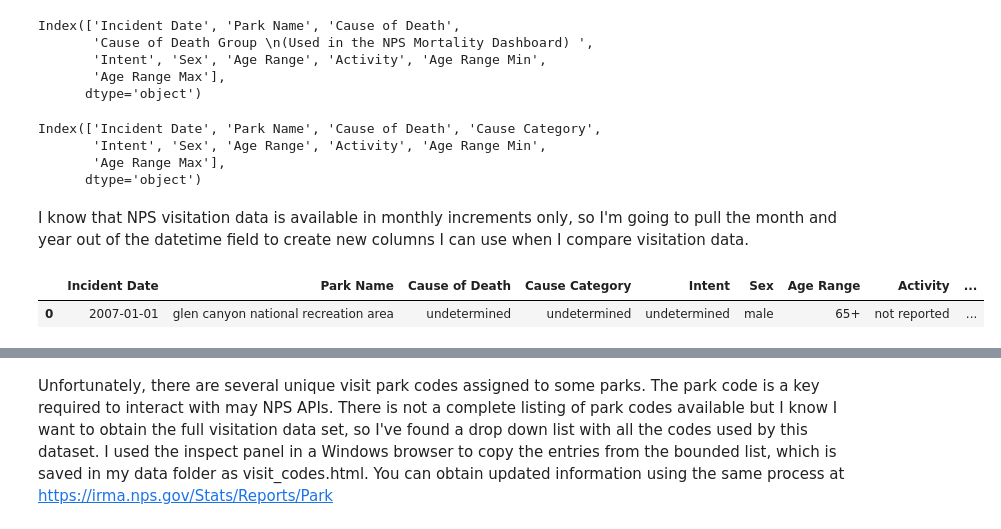
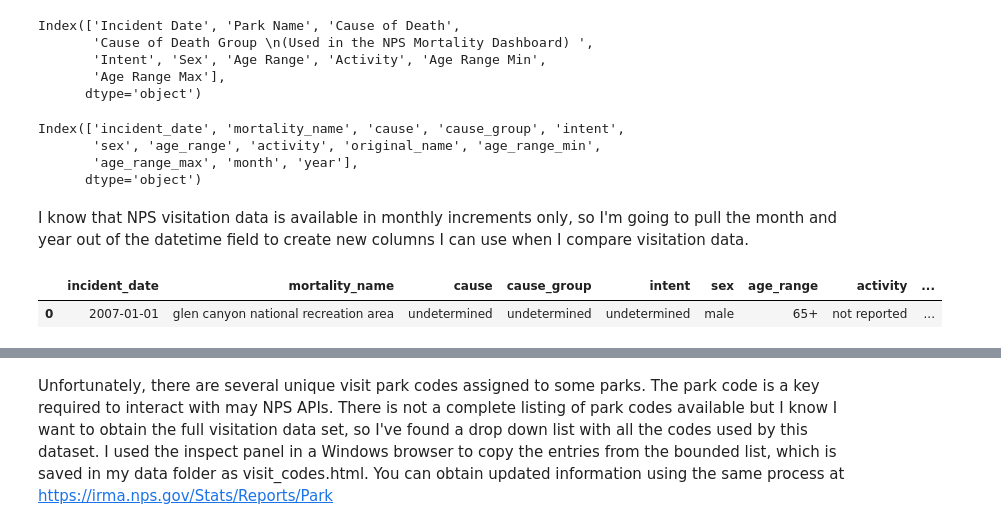
Before and after one commit to jeccalong/NPS_Mortality_Analysis, a Jupyter notebook: Notebooks/aquisitionAndCleaning.ipynb, the cells around one changed output, grey strips where cells are left out. Drawn from its saved outputs; the diff is of its cells as text; code cells hidden in the pictures.

```diff
--- a/Notebooks/aquisitionAndCleaning.ipynb
+++ b/Notebooks/aquisitionAndCleaning.ipynb
@@ -75,0 +78,4 @@ Index(['Incident Date', 'Park Name', 'Cause of Death',
+# %%
+df['original_name'] = df['Park Name'].copy()
+
+df.head(1)
@@ -80,6 +89,7 @@ cols = ["Park Name",
         "Cause of Death",
         "Cause of Death Group \n(Used in the NPS Mortality Dashboard) ",
         "Sex",
+        "Age Range",
         "Activity"]
 
 df[cols] = df[cols].apply(clean)
@@ -191,8 +198,16 @@ print(df["Age Range"].unique())
 # %%
-unknown_age = {"Not Reported", "Unintentional", "Unknown", None, np.nan}
+#combine unknown field values
+unknown_age = {"not reported", "unintentional", "unknown", None, np.nan}
 
 df["age_range_clean"] = df["Age Range"].replace(list(unknown_age), "Unknown")
 
+#remove extra spaces to combine age groups
+df["age_range_clean"] = (
+    df["age_range_clean"]
+    .str.replace(r"\s*-\s*", "-", regex=True)  # normalize dashes
+    .str.strip()
+)
+
 print(df["age_range_clean"].value_counts())
 # %% [output]
 age_range_clean
@@ -420,20 +386,31 @@ Index(['Incident Date', 'Park Name', 'Cause of Death',
        'Age Range Max'],
       dtype='object')
 # %%
-df = df.rename(columns={"Cause of Death Group \n(Used in the NPS Mortality Dashboard) ": "Cause Category"})
+df = df.rename(columns={
+    "Incident Date": "incident_date",
+    "Park Name": "mortality_name",
+    "Cause of Death Group \n(Used in the NPS Mortality Dashboard) ": "cause_group",
+    "Intent": "intent",
+    "Sex": "sex",
+    "Age Range": "age_range",
+    "Activity": "activity",
+    "Age Range Min": "age_range_min",
+    "Age Range Max": "age_range_max",
+    "Cause of Death": "cause"
+    })
 
 df.columns
 # %% [output]
-Index(['Incident Date', 'Park Name', 'Cause of Death', 'Cause Category',
-       'Intent', 'Sex', 'Age Range', 'Activity', 'Age Range Min',
-       'Age Range Max'],
+Index(['incident_date', 'mortality_name', 'cause', 'cause_group', 'intent',
+       'sex', 'age_range', 'activity', 'original_name', 'age_range_min',
+       'age_range_max', 'month', 'year'],
       dtype='object')
 # %% [markdown]
 I know that NPS visitation data is available in monthly increments only, so I'm going to pull the month and year out of the datetime field to create new columns I can use when I compare visitation data.
 # %%
-df["Month"] = df["Incident Date"].dt.month
-df["Year"]  = df["Incident Date"].dt.year
+df["month"] = df["incident_date"].dt.month
+df["year"]  = df["incident_date"].dt.year
 df.head(1)
 # %% [output]
-|  | Incident Date | Park Name | Cause of Death | Cause Category | Intent | Sex | Age Range | Activity | ... |
+|  | incident_date | mortality_name | cause | cause_group | intent | sex | age_range | activity | ... |
 | 0 | 2007-01-01 | glen canyon national recreation area | undetermined | undetermined | undetermined | male | 65+ | not reported | ... |
```
Also changed, not shown: parts of 26 cells of this notebook.
